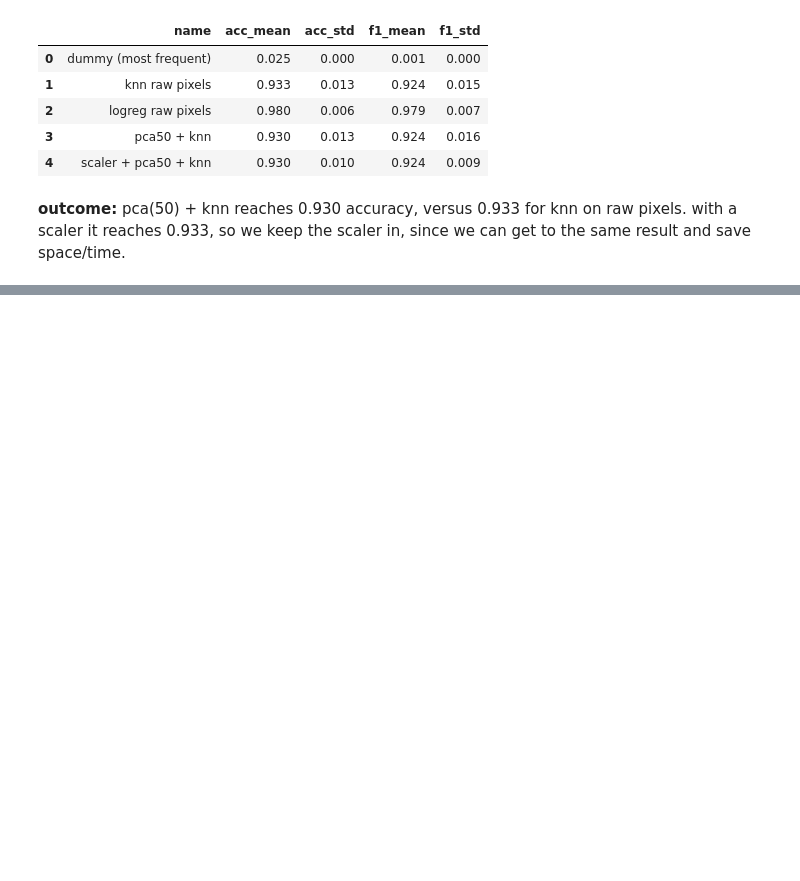
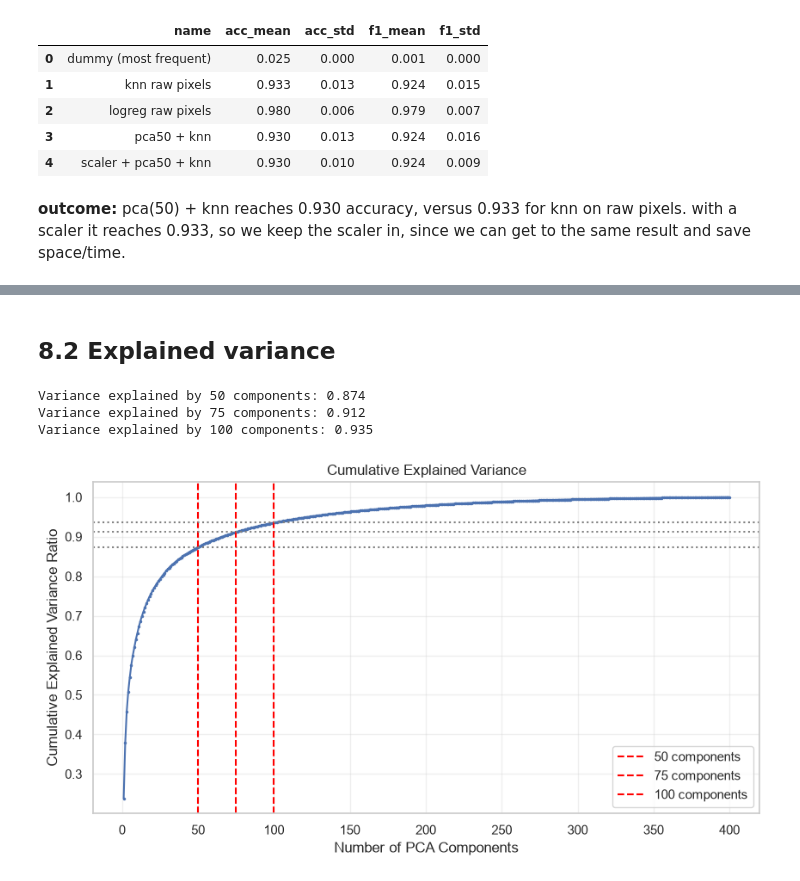
Before and after one commit to mchemrl/pca-face-recognition, a Jupyter notebook: main.ipynb, the cells around one changed output, grey strips where cells are left out. Cells and saved outputs as stored; diff of their text form; code cells hidden in the pictures; blank space fills up the shorter version.

```diff
--- a/main.ipynb
+++ b/main.ipynb
@@ -184,0 +405,50 @@ pd.DataFrame(results).round(3)
+# %% [markdown]
+## 8.2 Explained variance
+# %%
+pca_full = PCA(random_state=seed)
+pca_full.fit(x)
+
+explained_variance = pca_full.explained_variance_ratio_
+cumulative_variance = np.cumsum(explained_variance)
+
+print(f"Variance explained by 50 components: {cumulative_variance[49]:.3f}")
+print(f"Variance explained by 75 components: {cumulative_variance[74]:.3f}")
+print(f"Variance explained by 100 components: {cumulative_variance[99]:.3f}")
+# %% [output]
+Variance explained by 50 components: 0.874
+Variance explained by 75 components: 0.912
+Variance explained by 100 components: 0.935
+# %%
+#ai generated
+plt.figure(figsize=(10, 5))
+
+plt.plot(
+    range(1, len(cumulative_variance) + 1),
+    cumulative_variance,
+    marker='.',
+    markersize=3
+)
+
+plt.axvline(x=50, color='red', linestyle='--',
+            label='50 components')
+plt.axhline(y=cumulative_variance[49], color='gray',
+            linestyle=':')
+
+plt.axvline(x=75, color='red', linestyle='--',
+            label='75 components')
+plt.axhline(y=cumulative_variance[74], color='gray',
+            linestyle=':')
+
+plt.axvline(x=100, color='red', linestyle='--',
+            label='100 components')
+plt.axhline(y=cumulative_variance[99], color='gray',
+            linestyle=':')
+
+plt.xlabel('Number of PCA Components')
+plt.ylabel('Cumulative Explained Variance Ratio')
+plt.title('Cumulative Explained Variance')
+plt.legend()
+plt.grid(alpha=0.3)
+plt.show()
+# %% [output]
+[figure, added]
```
Also changed, not shown: parts of 34 cells of this notebook.
